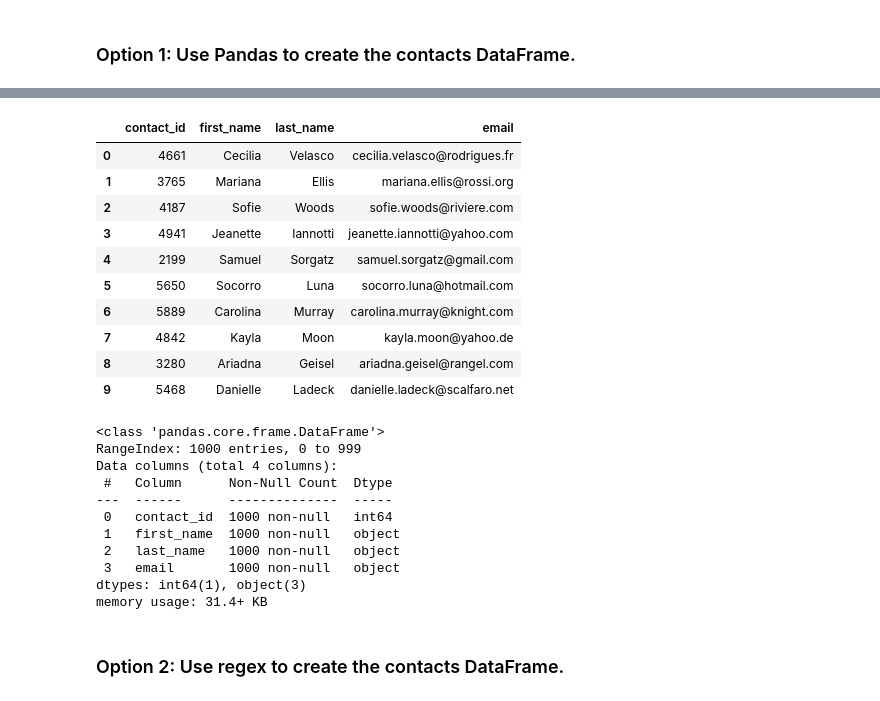
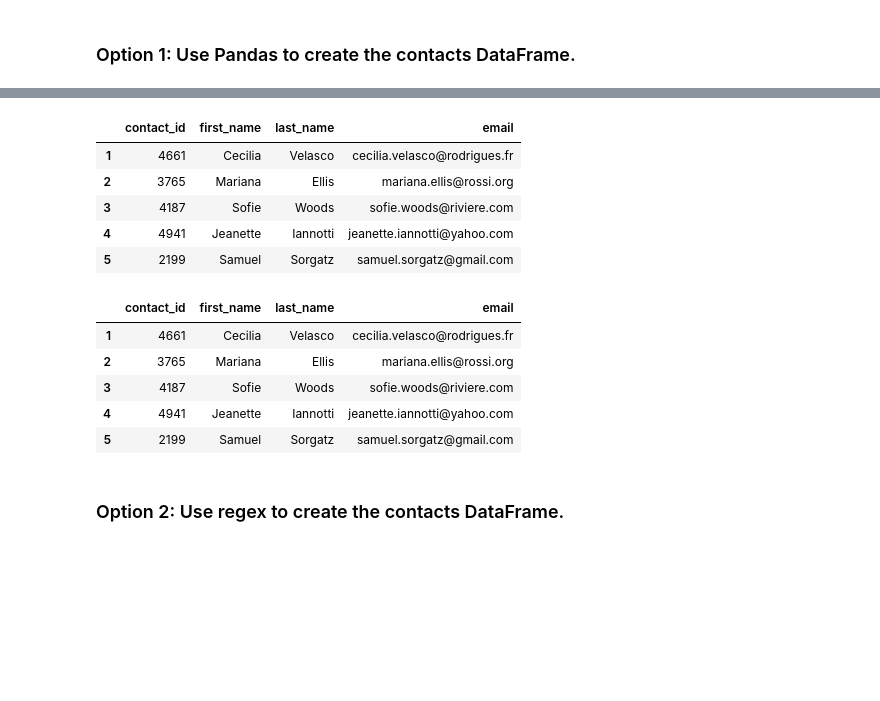
Before and after one commit to Ghoehn3/Crowdfunding_ETL, a Jupyter notebook: ETL_Mini_Project_BRopp_GHoehn.ipynb.ipynb, the cells around one changed output, grey strips where cells are left out. Cells and saved outputs as stored; diff of their text form; code cells hidden in the pictures; blank space fills up the shorter version.

```diff
--- a/ETL_Mini_Project_BRopp_GHoehn.ipynb.ipynb
+++ b/ETL_Mini_Project_BRopp_GHoehn.ipynb.ipynb
@@ -370,0 +332,30 @@ contacts_df.head()
+# %%
+# Create a contact_info DataFrame and add each list of values, i.e., each row
+# to the 'contact_id', 'name', 'email' columns.
+contacts_df = pd.DataFrame(dict_values)
+
+
+# Rename the columns to 'contact_id', 'name', 'email'.
+contacts_df = contacts_df.rename(columns={0: "contact_id", 1: "name", 2: "email"})
+
+
+#get rid of the data before the semi in all rows
+contacts_df['contact_id'] = contacts_df['contact_id'].str.split(':').str[1]
+contacts_df['name'] = contacts_df['name'].str.split(':').str[1]
+contacts_df['email'] = contacts_df['email'].str.split(':').str[1]
+
+#change all "NaN" values in contact_id to 0
+contacts_df['contact_id'] = contacts_df['contact_id'].fillna(0)
+
+#change contact_id to int
+contacts_df['contact_id'] = contacts_df['contact_id'].astype(np.int64)
+# %%
+#delete the first row
+contacts_df = contacts_df.drop([0])
+# %%
+#remove quotes from name and email columns
+contacts_df['name'] = contacts_df['name'].str.replace('"', '')
+contacts_df['email'] = contacts_df['email'].str.replace('"', '')
+#remove the "}" from the end of the email column
+contacts_df['email'] = contacts_df['email'].str.replace('}', '')
+contacts_df.head()
@@ -383,8 +382,12 @@ dtypes: int64(1), object(2)
 memory usage: 23.6+ KB
 # %%
 # Create a "first"name" and "last_name" column with the first and last names from the "name" column.
+contacts_df['first_name'] = contacts_df['name'].str.split(' ').str[1]
+contacts_df['last_name'] = contacts_df['name'].str.split(' ').str[2]
 
 
 # Drop the contact_name column
+contacts_df = contacts_df.drop(columns=['name'])
+contacts_df.head()
 # %% [output]
 |  | contact_id | email | first_name | last_name |
@@ -401,31 +399,25 @@ memory usage: 23.6+ KB
 # %%
 # Reorder the columns
+contacts_df = contacts_df[['contact_id', 'first_name', 'last_name', 'email']]
+contacts_df.head()
 # %% [output]
 |  | contact_id | first_name | last_name | email |
-| 0 | 4661 | Cecilia | Velasco | cecilia.velasco@rodrigues.fr |
-| 1 | 3765 | Mariana | Ellis | mariana.ellis@rossi.org |
-| 2 | 4187 | Sofie | Woods | sofie.woods@riviere.com |
-| 3 | 4941 | Jeanette | Iannotti | jeanette.iannotti@yahoo.com |
-| 4 | 2199 | Samuel | Sorgatz | samuel.sorgatz@gmail.com |
-| 5 | 5650 | Socorro | Luna | socorro.luna@hotmail.com |
-| 6 | 5889 | Carolina | Murray | carolina.murray@knight.com |
-| 7 | 4842 | Kayla | Moon | kayla.moon@yahoo.de |
-| 8 | 3280 | Ariadna | Geisel | ariadna.geisel@rangel.com |
-| 9 | 5468 | Danielle | Ladeck | danielle.ladeck@scalfaro.net |
+| 1 | 4661 | Cecilia | Velasco | cecilia.velasco@rodrigues.fr |
+| 2 | 3765 | Mariana | Ellis | mariana.ellis@rossi.org |
+| 3 | 4187 | Sofie | Woods | sofie.woods@riviere.com |
+| 4 | 4941 | Jeanette | Iannotti | jeanette.iannotti@yahoo.com |
+| 5 | 2199 | Samuel | Sorgatz | samuel.sorgatz@gmail.com |
 # %%
 # Check the datatypes one more time before exporting as CSV file.
+contacts_df_clean = contacts_df.copy()
+contacts_df_clean.head()
 # %% [output]
-<class 'pandas.core.frame.DataFrame'>
-RangeIndex: 1000 entries, 0 to 999
-Data columns (total 4 columns):
- #   Column      Non-Null Count  Dtype
----  ------      --------------  -----
- 0   contact_id  1000 non-null   int64
- 1   first_name  1000 non-null   object
- 2   last_name   1000 non-null   object
- 3   email       1000 non-null   object
-dtypes: int64(1), object(3)
-memory usage: 31.4+ KB
+|  | contact_id | first_name | last_name | email |
+| 1 | 4661 | Cecilia | Velasco | cecilia.velasco@rodrigues.fr |
+| 2 | 3765 | Mariana | Ellis | mariana.ellis@rossi.org |
+| 3 | 4187 | Sofie | Woods | sofie.woods@riviere.com |
+| 4 | 4941 | Jeanette | Iannotti | jeanette.iannotti@yahoo.com |
+| 5 | 2199 | Samuel | Sorgatz | samuel.sorgatz@gmail.com |
 # %%
 # Export the DataFrame as a CSV file.
 contacts_df_clean.to_csv("Resources/contacts.csv", encoding='utf8', index=False)
```
Also changed, not shown: parts of 6 cells of this notebook.
